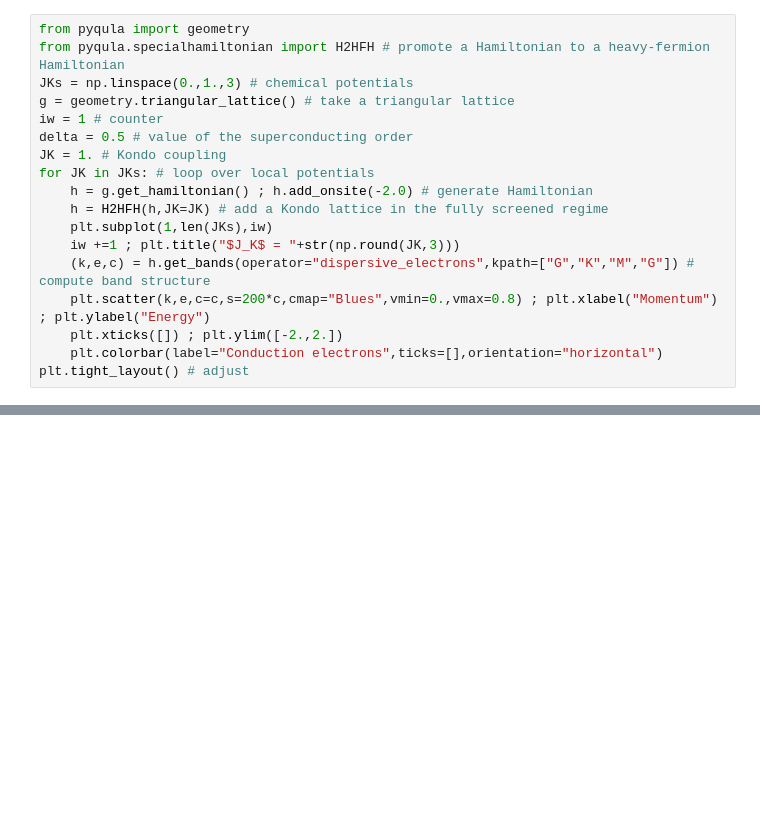
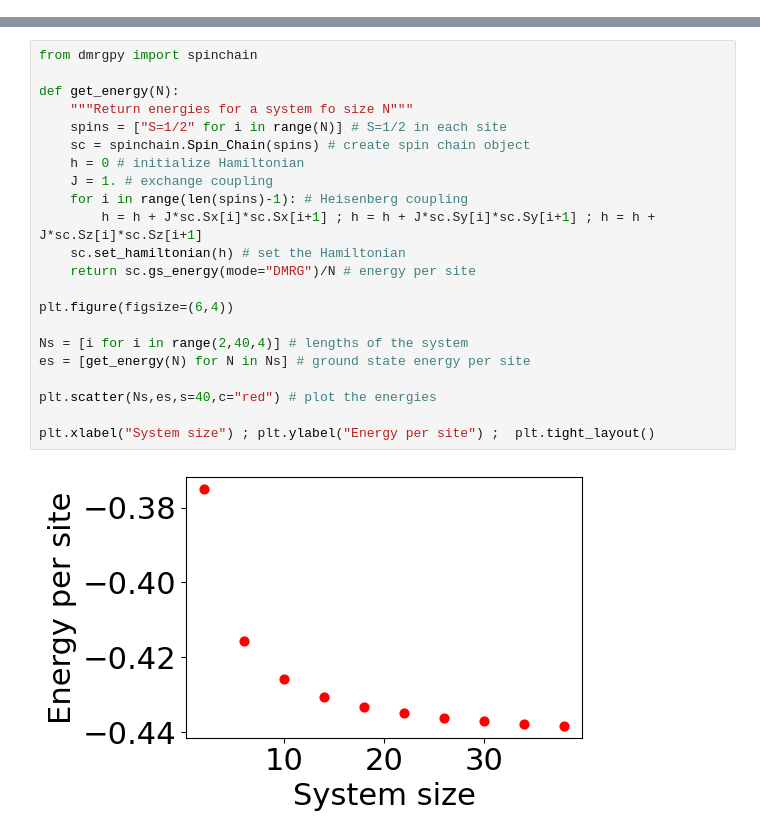
Before and after one commit to joselado/Advanced_Quantum_Materials_2026, a Jupyter notebook: jupyter-notebooks/session7.ipynb, the cells around one changed output, grey strips where cells are left out. Drawn from its saved outputs; the diff is of its cells as text; blank space fills up the shorter version.

```diff
--- a/jupyter-notebooks/session7.ipynb
+++ b/jupyter-notebooks/session7.ipynb
@@ -588,18 +0,0 @@ plt.tight_layout() # adjust
-# %%
-from pyqula import geometry
-from pyqula.specialhamiltonian import H2HFH # promote a Hamiltonian to a heavy-fermion Hamiltonian
-JKs = np.linspace(0.,1.,3) # chemical potentials
-g = geometry.triangular_lattice() # take a triangular lattice
-iw = 1 # counter
-delta = 0.5 # value of the superconducting order
-JK = 1. # Kondo coupling
-for JK in JKs: # loop over local potentials
-    h = g.get_hamiltonian() ; h.add_onsite(-2.0) # generate Hamiltonian
-    h = H2HFH(h,JK=JK) # add a Kondo lattice in the fully screened regime
-    plt.subplot(1,len(JKs),iw)
-    iw +=1 ; plt.title("$J_K$ = "+str(np.round(JK,3)))
-    (k,e,c) = h.get_bands(operator="dispersive_electrons",kpath=["G","K","M","G"]) # compute band structure
-    plt.scatter(k,e,c=c,s=200*c,cmap="Blues",vmin=0.,vmax=0.8) ; plt.xlabel("Momentum") ; plt.ylabel("Energy")
-    plt.xticks([]) ; plt.ylim([-2.,2.])
-    plt.colorbar(label="Conduction electrons",ticks=[],orientation="horizontal")
-plt.tight_layout() # adjust
@@ -615,0 +38,24 @@ https://www.nature.com/articles/s41586-021-04021-0
+# %%
+from dmrgpy import spinchain
+
+def get_energy(N):
+    """Return energies for a system fo size N"""
+    spins = ["S=1/2" for i in range(N)] # S=1/2 in each site
+    sc = spinchain.Spin_Chain(spins) # create spin chain object
+    h = 0 # initialize Hamiltonian
+    J = 1. # exchange coupling
+    for i in range(len(spins)-1): # Heisenberg coupling
+        h = h + J*sc.Sx[i]*sc.Sx[i+1] ; h = h + J*sc.Sy[i]*sc.Sy[i+1] ; h = h + J*sc.Sz[i]*sc.Sz[i+1]
+    sc.set_hamiltonian(h) # set the Hamiltonian
+    return sc.gs_energy(mode="DMRG")/N # energy per site
+
+plt.figure(figsize=(6,4))
+
+Ns = [i for i in range(2,40,4)] # lengths of the system
+es = [get_energy(N) for N in Ns] # ground state energy per site
+
+plt.scatter(Ns,es,s=40,c="red") # plot the energies
+
+plt.xlabel("System size") ; plt.ylabel("Energy per site") ;  plt.tight_layout()
+# %% [output]
+[figure, added]
```
Also changed, not shown: parts of 86 cells of this notebook, 1 other file.
